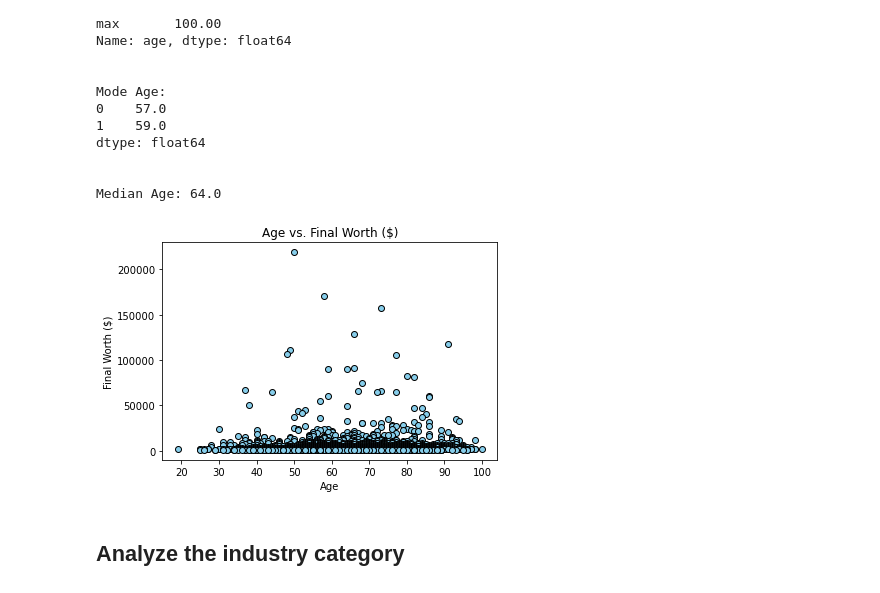
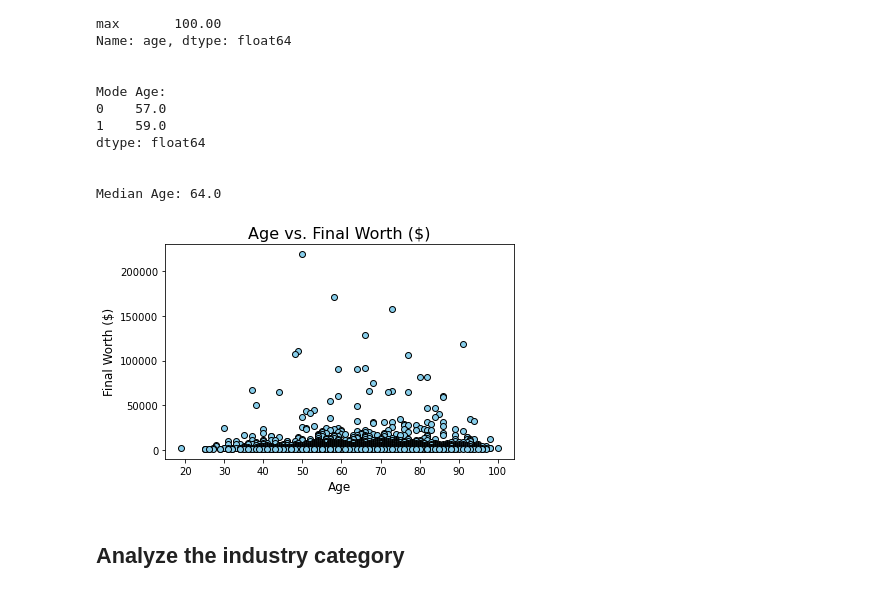
Before and after one commit to SEngel23/Billionaire_Analysis, a Jupyter notebook: billionaire_exploratory_analysis.ipynb, the cells around one changed output. Drawn from its saved outputs; the diff is of its cells as text; code cells hidden in the pictures.

```diff
--- a/billionaire_exploratory_analysis.ipynb
+++ b/billionaire_exploratory_analysis.ipynb
@@ -109,16 +114,20 @@ Median Age: 64.0
 # %%
 # Create an age scatter plot
 
 x = df_encoded["age"]
 y = df_encoded["finalWorth"]
 
 plt.scatter(x,y, c='skyblue', linewidth=1, marker='o', edgecolors="black")
-plt.xlabel('Age')
-plt.ylabel('Final Worth ($)')
-plt.title('Age vs. Final Worth ($)')
+plt.xlabel('Age', fontsize = 12)
+plt.ylabel('Final Worth ($)', fontsize = 12)
+plt.title('Age vs. Final Worth ($)', fontsize = 16)
+plt.tight_layout()
+# save the scatter chart as png in the images folder
+plt.savefig("Images/2022_Age_vs_FinalWorth.png")
+
 plt.show()
 # %% [output]
-[figure, old version]
+[figure, new version]
 # %% [markdown]
 ## Analyze the industry category
 # %%
```
Also changed, not shown: parts of 4 cells of this notebook, 4 other files.
